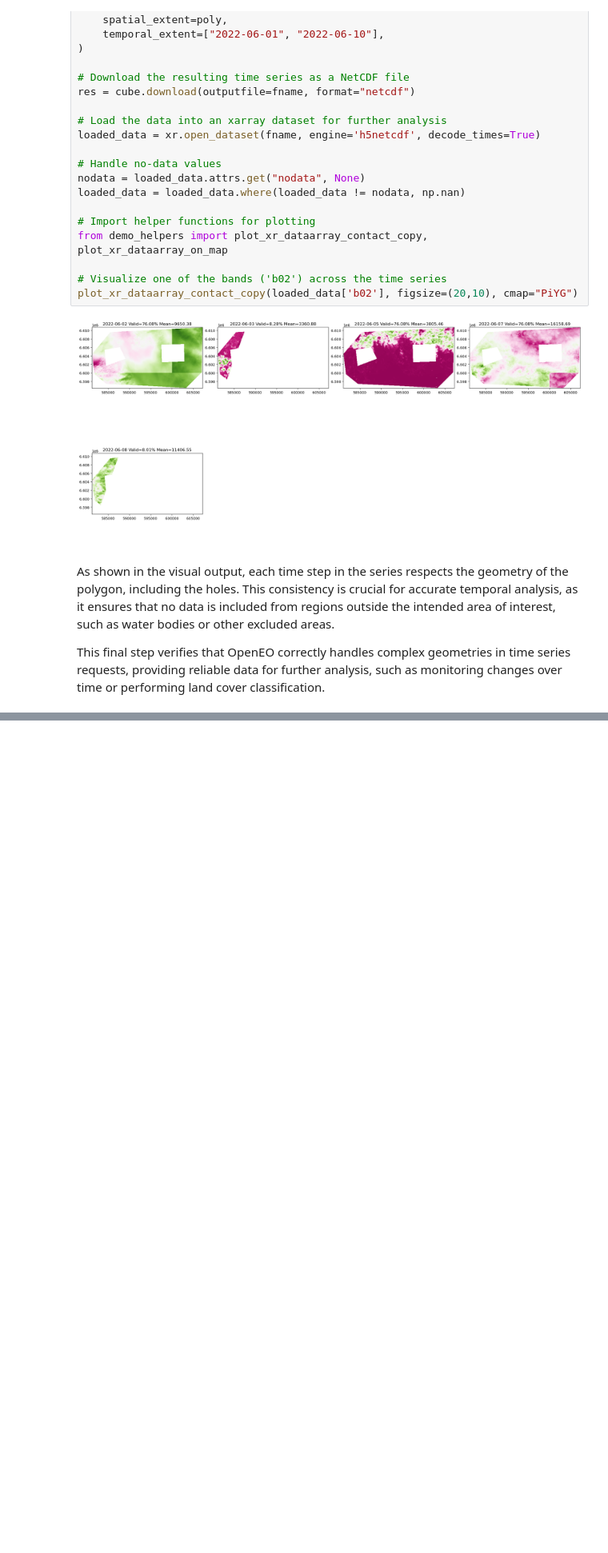
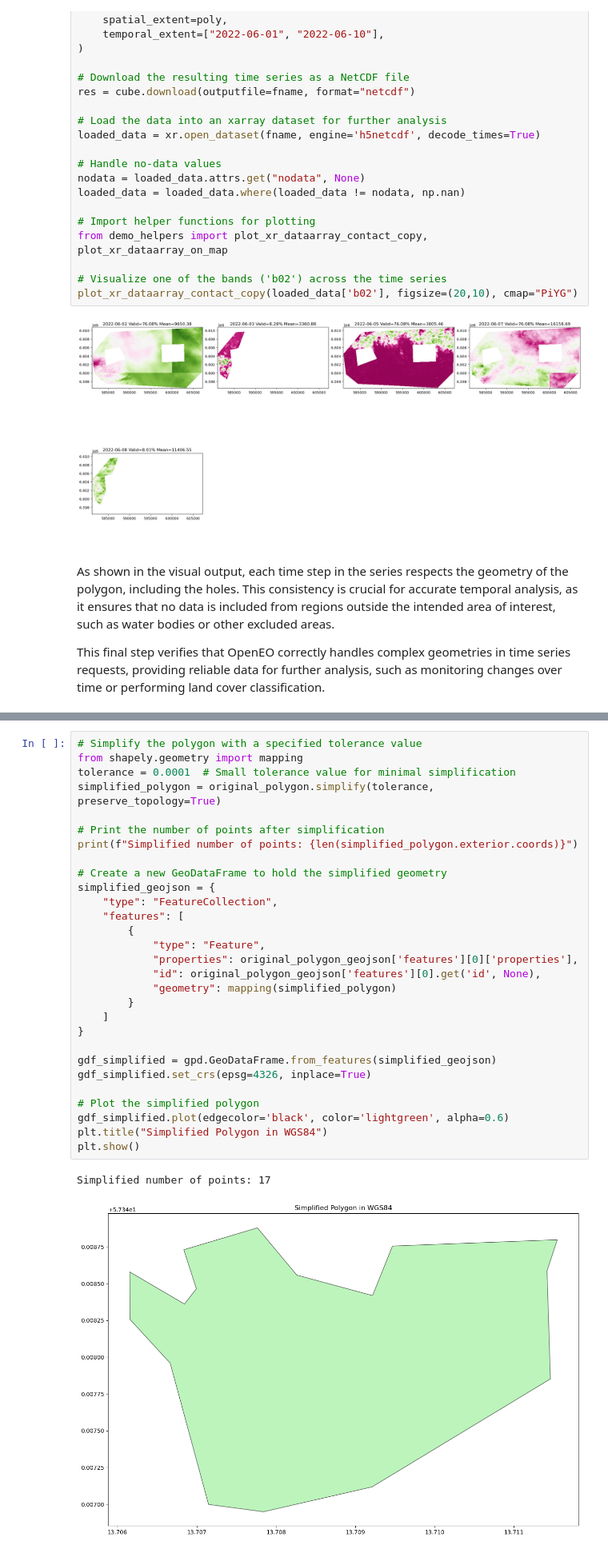
Before and after one commit to DigitalEarthSweden/digital-earth-sweden-community, a Jupyter notebook: tutorials/030_GEOM_020-Polygons-Intro.ipynb, the cells around one changed output, grey strips where cells are left out. Shown at 80% size. Drawn from its saved outputs; the diff is of its cells as text; blank space fills up the shorter version.

```diff
--- a/tutorials/030_GEOM_020-Polygons-Intro.ipynb
+++ b/tutorials/030_GEOM_020-Polygons-Intro.ipynb
@@ -262,0 +320,32 @@ In our case, we're assigning a unique filename ("img_todays_date.nc") for each d
+# %%
+# Simplify the polygon with a specified tolerance value
+from shapely.geometry import mapping
+tolerance = 0.0001  # Small tolerance value for minimal simplification
+simplified_polygon = original_polygon.simplify(tolerance, preserve_topology=True)
+
+# Print the number of points after simplification
+print(f"Simplified number of points: {len(simplified_polygon.exterior.coords)}")
+
+# Create a new GeoDataFrame to hold the simplified geometry
+simplified_geojson = {
+    "type": "FeatureCollection",
+    "features": [
+        {
+            "type": "Feature",
+            "properties": original_polygon_geojson['features'][0]['properties'],
+            "id": original_polygon_geojson['features'][0].get('id', None),
+            "geometry": mapping(simplified_polygon)
+        }
+    ]
+}
+
+gdf_simplified = gpd.GeoDataFrame.from_features(simplified_geojson)
+gdf_simplified.set_crs(epsg=4326, inplace=True)
+
+# Plot the simplified polygon
+gdf_simplified.plot(edgecolor='black', color='lightgreen', alpha=0.6)
+plt.title("Simplified Polygon in WGS84")
+plt.show()
+# %% [output]
+Simplified number of points: 17
+[figure, added]
```
Also changed, not shown: parts of 10 cells of this notebook, 1 other file.
